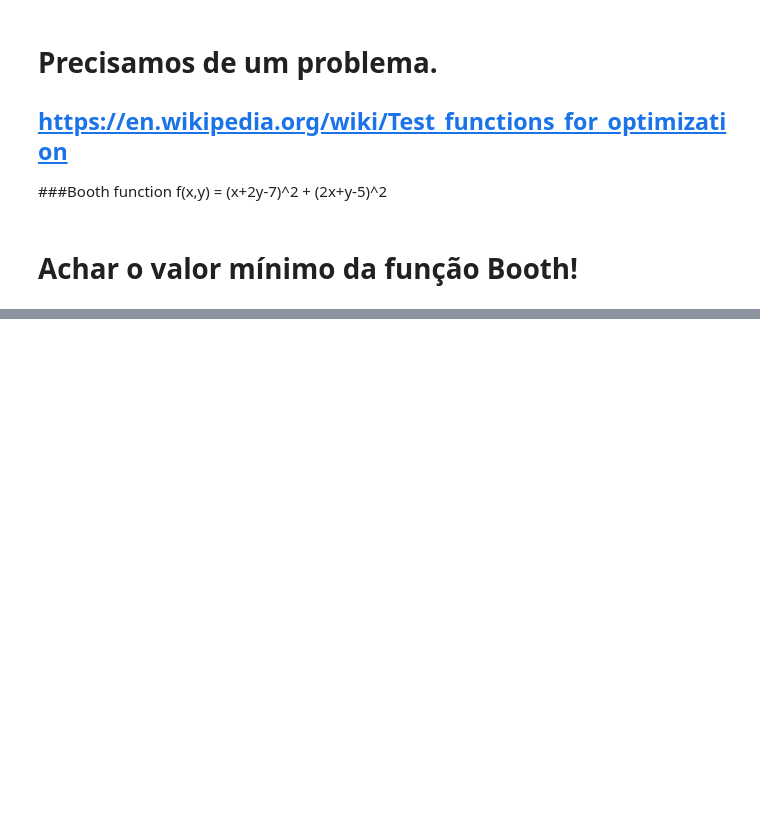
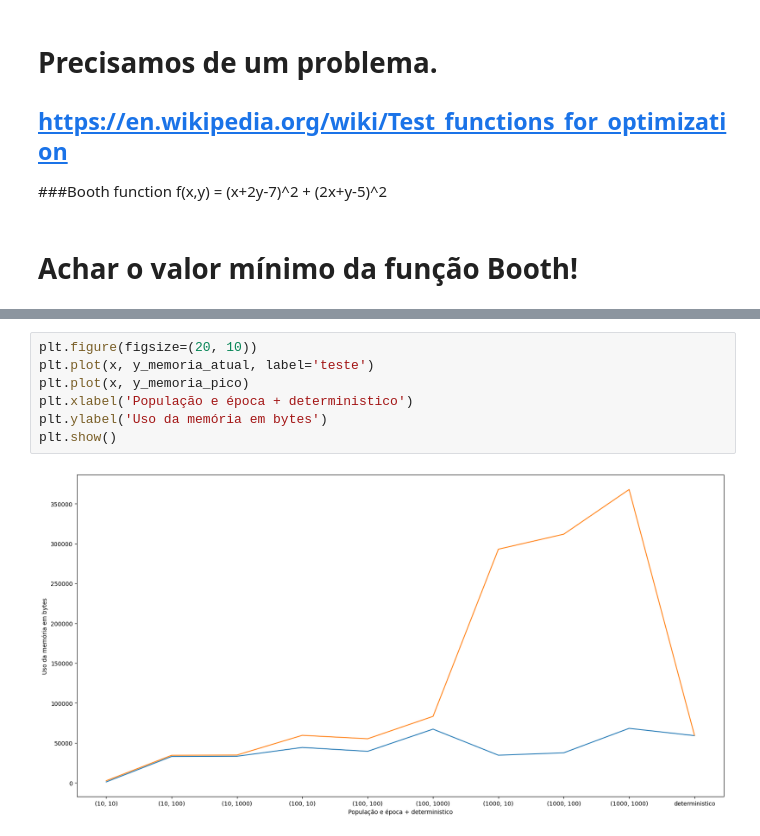
Before and after one commit to EuricoDNJR/Sistemas-Distribuidos, a Jupyter notebook: Algoritmo_Genético.ipynb, the cells around one changed output, grey strips where cells are left out. Saved outputs shown, nothing was run; the diff lists cells and outputs as text; blank space fills up the shorter version.

```diff
--- a/Algoritmo_Genético.ipynb
+++ b/Algoritmo_Genético.ipynb
@@ -76,0 +290,9 @@ for count in range(repeticao):
+# %%
+plt.figure(figsize=(20, 10))
+plt.plot(x, y_memoria_atual, label='teste')
+plt.plot(x, y_memoria_pico)
+plt.xlabel('População e época + deterministico')
+plt.ylabel('Uso da memória em bytes')
+plt.show()
+# %% [output]
+[figure, added]
```
Also changed, not shown: parts of 32 cells of this notebook.
